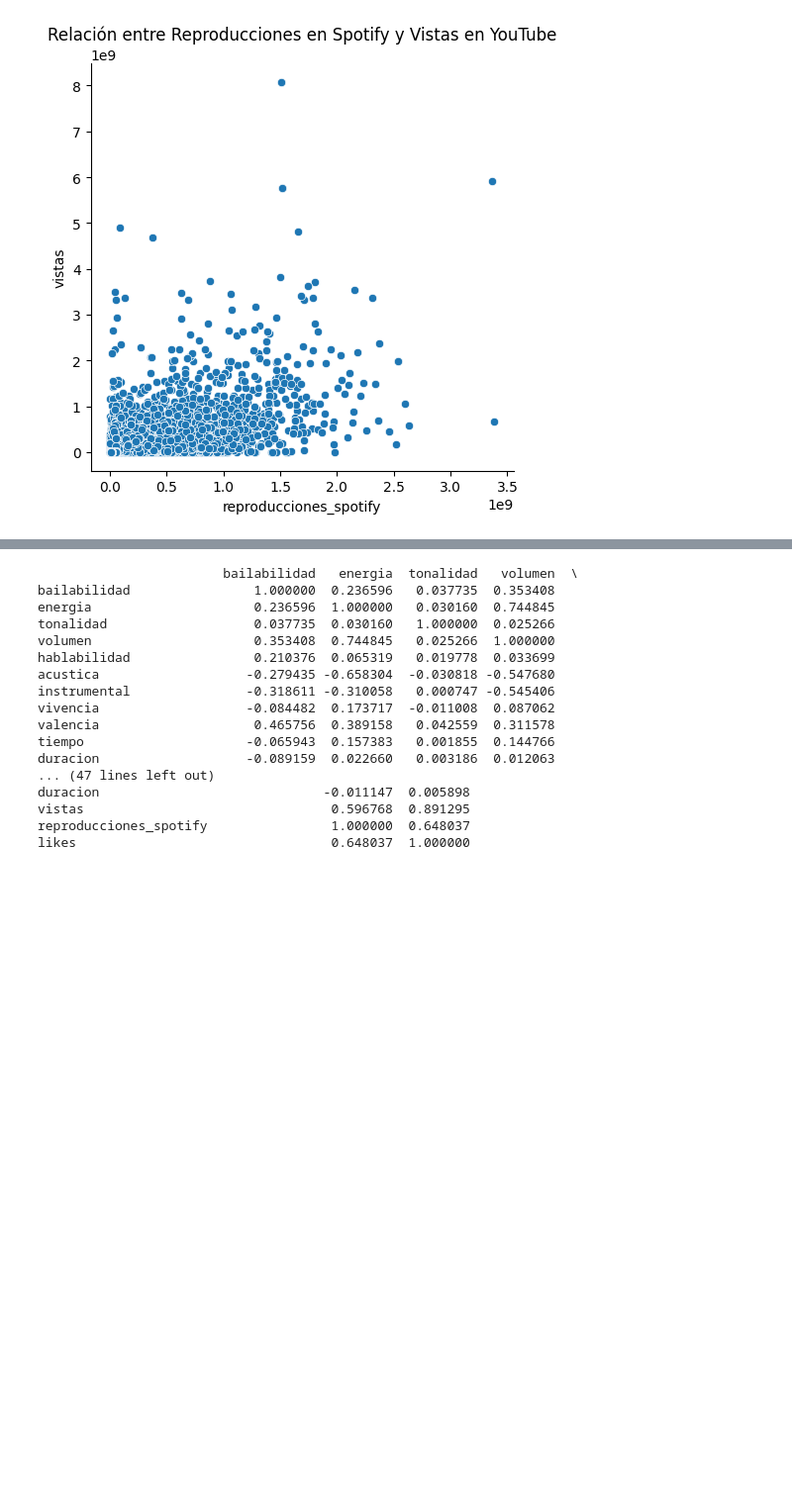
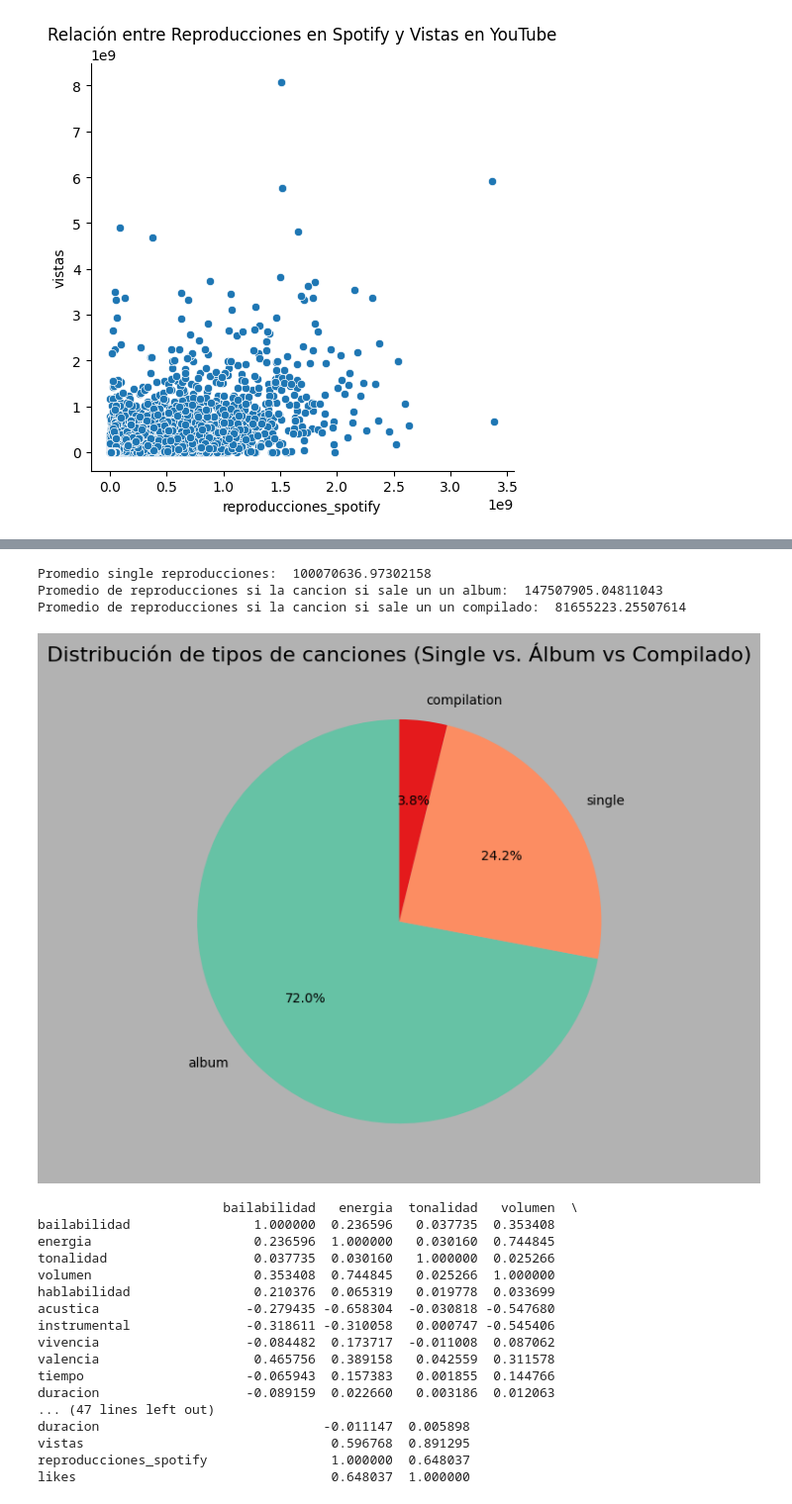
Before and after one commit to federico-700/TP1_spotify_youtube, a Jupyter notebook: Proyecto_spotify_youtube_parte_1_Domañski.ipynb, the cells around one changed output, grey strips where cells are left out. Shown at 99% size. Drawn from its saved outputs; the diff is of its cells as text; code cells hidden in the pictures; blank space fills up the shorter version.

```diff
--- a/Proyecto_spotify_youtube_parte_1_Domañski.ipynb
+++ b/Proyecto_spotify_youtube_parte_1_Domañski.ipynb
@@ -387,0 +532,36 @@ Este patrón es común en fenómenos de popularidad, donde solo unas pocas canci
+# %%
+#Hipotesis) Las canciones que aparecen en los albumnes/complilados tienen menos reproducciones/ vistas que las que salen single (en Spotify)"
+
+
+promedio_single= df_limpio_1[df_limpio_1['album_type']=='single']['reproducciones_spotify'].mean()
+print("Promedio single reproducciones: ",promedio_single)
+
+promedio_album= df_limpio_1[df_limpio_1['album_type']=='album']['reproducciones_spotify'].mean()
+print("Promedio de reproducciones si la cancion si sale un un album: ",promedio_album)
+
+promedio_compilados= df_limpio_1[df_limpio_1['album_type']=='compilation']['reproducciones_spotify'].mean()
+print("Promedio de reproducciones si la cancion si sale un un compilado: ",promedio_compilados)
+
+#moda_valencia= df_limpio_1['valencia'].mode()
+#print("Moda valencia: ",moda_valencia)
+
+#mediana_valencia= df_limpio_1['valencia'].median()
+#print("Mediana valencia: ", mediana_valencia)
+
+
+#Contar la cantidad de canciones de cada tipo
+conteo_tipos=df_limpio_1['album_type'].value_counts()
+
+#Crear grafico de torta
+fig,ax =plt.subplots(figsize = (8,7))
+fig.set_facecolor('#b2b2b2')
+
+ax.pie(conteo_tipos, labels=conteo_tipos.index, autopct='%1.1f%%', startangle=90, colors=['#66c2a5', '#fc8d62','#e41a1c'])
+ax.set_title("Distribución de tipos de canciones (Single vs. Álbum vs Compilado)", fontsize=16)
+
+plt.show()
+# %% [output]
+Promedio single reproducciones:  100070636.97302158
+Promedio de reproducciones si la cancion si sale un un album:  147507905.04811043
+Promedio de reproducciones si la cancion si sale un un compilado:  81655223.25507614
+[figure, added]
```
Also changed, not shown: parts of 5 cells of this notebook.
